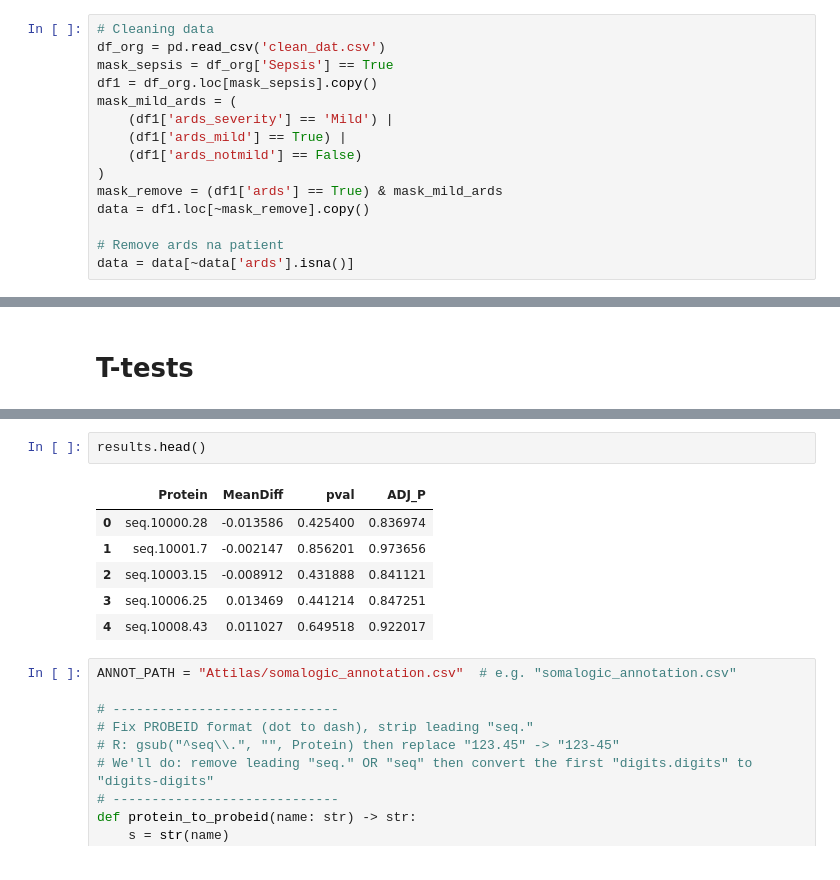
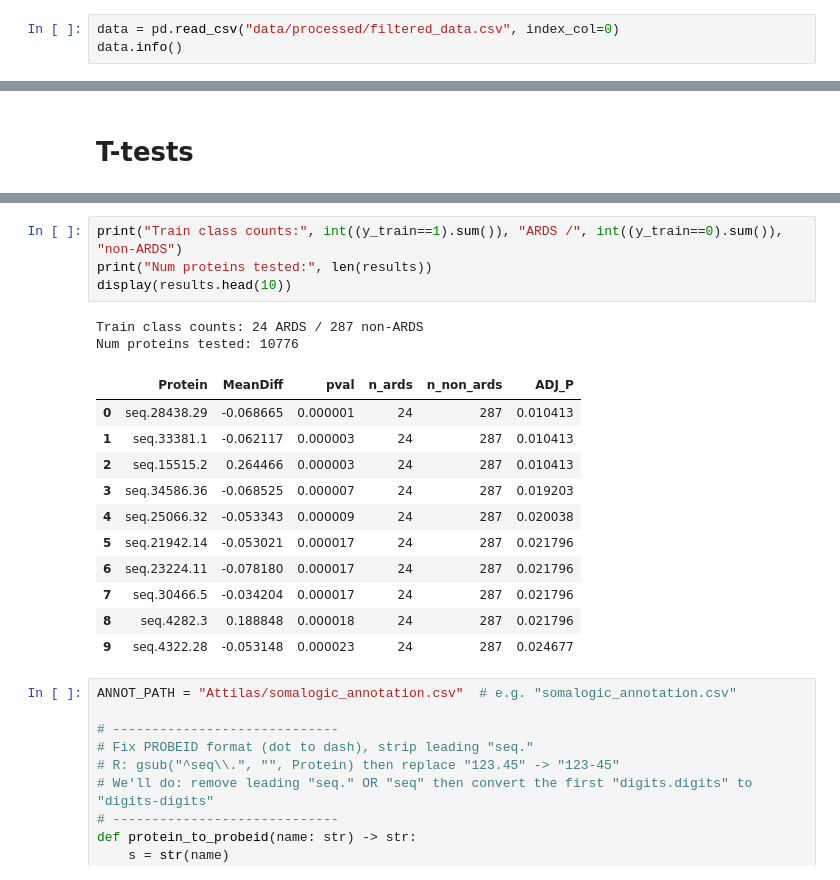
Before and after one commit to andreasjak/MSc26_Proteomics, a Jupyter notebook: t-tests.ipynb, the cells around one changed output, grey strips where cells are left out. Cells and saved outputs as stored; diff of their text form.

```diff
--- a/t-tests.ipynb
+++ b/t-tests.ipynb
@@ -28,17 +28,5 @@ COLORS_SEQUENTIAL_ORANGE = get_colors("sequential_orange")
 # %% [markdown]
 # Clean data
 # %%
-# Cleaning data
-df_org = pd.read_csv('clean_dat.csv')
-mask_sepsis = df_org['Sepsis'] == True
-df1 = df_org.loc[mask_sepsis].copy()
-mask_mild_ards = (
-    (df1['ards_severity'] == 'Mild') |
-    (df1['ards_mild'] == True) |
-    (df1['ards_notmild'] == False)
-)
-mask_remove = (df1['ards'] == True) & mask_mild_ards
-data = df1.loc[~mask_remove].copy()
-
-# Remove ards na patient
-data = data[~data['ards'].isna()]
+data = pd.read_csv("data/processed/filtered_data.csv", index_col=0)
+data.info()
@@ -92,12 +168,21 @@ results["ADJ_P"] = adj_p
 # %%
-results.head()
+print("Train class counts:", int((y_train==1).sum()), "ARDS /", int((y_train==0).sum()), "non-ARDS")
+print("Num proteins tested:", len(results))
+display(results.head(10))
 # %% [output]
+Train class counts: 24 ARDS / 287 non-ARDS
+Num proteins tested: 10776
-|  | Protein | MeanDiff | pval | ADJ_P |
-| 0 | seq.10000.28 | -0.013586 | 0.425400 | 0.836974 |
-| 1 | seq.10001.7 | -0.002147 | 0.856201 | 0.973656 |
-| 2 | seq.10003.15 | -0.008912 | 0.431888 | 0.841121 |
-| 3 | seq.10006.25 | 0.013469 | 0.441214 | 0.847251 |
-| 4 | seq.10008.43 | 0.011027 | 0.649518 | 0.922017 |
+|  | Protein | MeanDiff | pval | n_ards | n_non_ards | ADJ_P |
+| 0 | seq.28438.29 | -0.068665 | 0.000001 | 24 | 287 | 0.010413 |
+| 1 | seq.33381.1 | -0.062117 | 0.000003 | 24 | 287 | 0.010413 |
+| 2 | seq.15515.2 | 0.264466 | 0.000003 | 24 | 287 | 0.010413 |
+| 3 | seq.34586.36 | -0.068525 | 0.000007 | 24 | 287 | 0.019203 |
+| 4 | seq.25066.32 | -0.053343 | 0.000009 | 24 | 287 | 0.020038 |
+| 5 | seq.21942.14 | -0.053021 | 0.000017 | 24 | 287 | 0.021796 |
+| 6 | seq.23224.11 | -0.078180 | 0.000017 | 24 | 287 | 0.021796 |
+| 7 | seq.30466.5 | -0.034204 | 0.000017 | 24 | 287 | 0.021796 |
+| 8 | seq.4282.3 | 0.188848 | 0.000018 | 24 | 287 | 0.021796 |
+| 9 | seq.4322.28 | -0.053148 | 0.000023 | 24 | 287 | 0.024677 |
 # %%
 ANNOT_PATH = "Attilas/somalogic_annotation.csv"  # e.g. "somalogic_annotation.csv"
 
```
Also changed, not shown: parts of 22 cells of this notebook.
